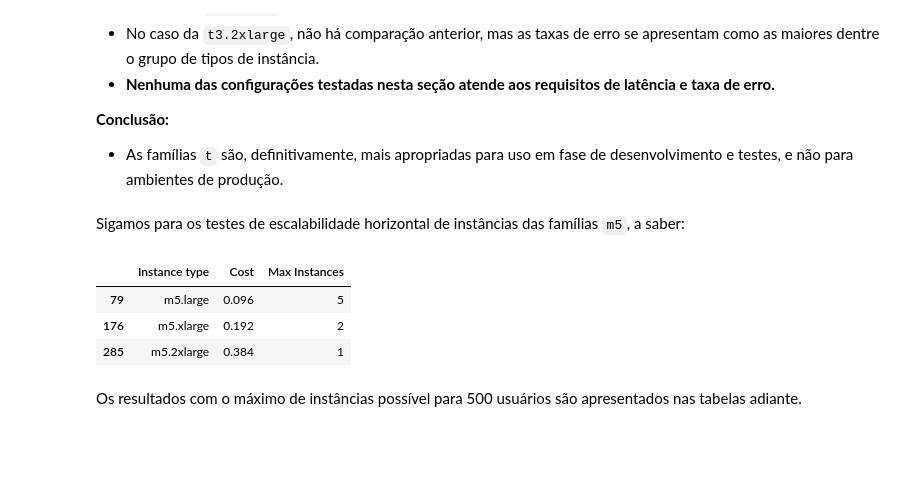
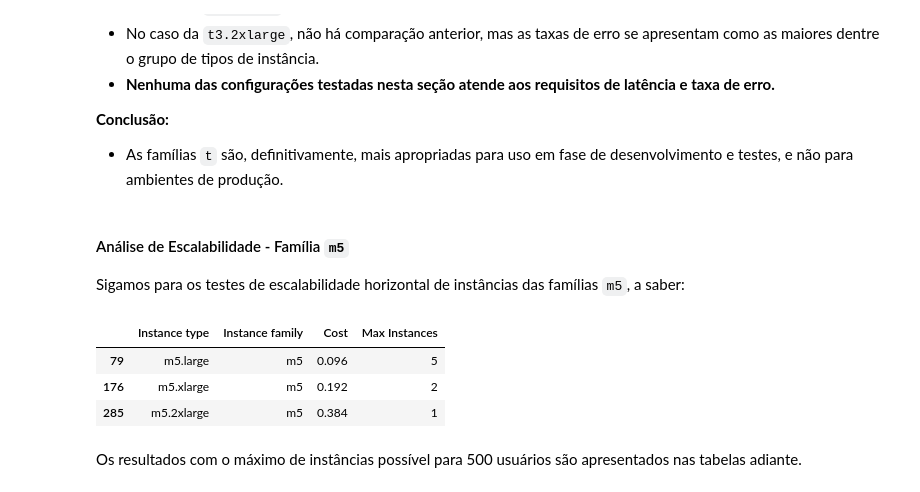
Before and after one commit to jonasluz/DIA.X540.cloud-ai, a Jupyter notebook: Project-4/Project-4.ipynb, the cells around one changed output. Saved outputs shown, nothing was run; the diff lists cells and outputs as text; code cells hidden in the pictures; blank space fills up the shorter version.

```diff
--- a/Project-4/Project-4.ipynb
+++ b/Project-4/Project-4.ipynb
@@ -331,14 +329,24 @@ As observações que se pode depreender dos resultados obtidos para 500 usuário
 **Conclusão:**
 - As famílias `t` são, definitivamente, mais apropriadas para uso em fase de desenvolvimento e testes, e não para ambientes de produção.
 # %% [markdown]
+#### Análise de Escalabilidade - Família `m5`
+
 Sigamos para os testes de escalabilidade horizontal de instâncias das famílias `m5`, a saber:
+# %%
+def review_instances(type_family: str) -> pd.DataFrame:
+    """
+    Filtra e exibe os tipos de instância da família especificada.
+    """
+    columns = ['Instance type', 'Instance family', 'Cost', 'Max Instances']
+
+    return df_prices[df_prices['Instance family'].eq(type_family)][columns]
 # %%
-df_prices[df_prices[INSTANCE_TYPE_COLUMN].str.startswith('m5')][[INSTANCE_TYPE_COLUMN, 'Cost', 'Max Instances']]
+review_instances('m5')
 # %% [output]
-|  | Instance type | Cost | Max Instances |
-| 79 | m5.large | 0.096 | 5 |
-| 176 | m5.xlarge | 0.192 | 2 |
-| 285 | m5.2xlarge | 0.384 | 1 |
+|  | Instance type | Instance family | Cost | Max Instances |
+| 79 | m5.large | m5 | 0.096 | 5 |
+| 176 | m5.xlarge | m5 | 0.192 | 2 |
+| 285 | m5.2xlarge | m5 | 0.384 | 1 |
 # %% [markdown]
 Os resultados com o máximo de instâncias possível para 500 usuários são apresentados nas tabelas adiante.
 # %%
```
Also changed, not shown: parts of 14 cells of this notebook, 6 other files.
